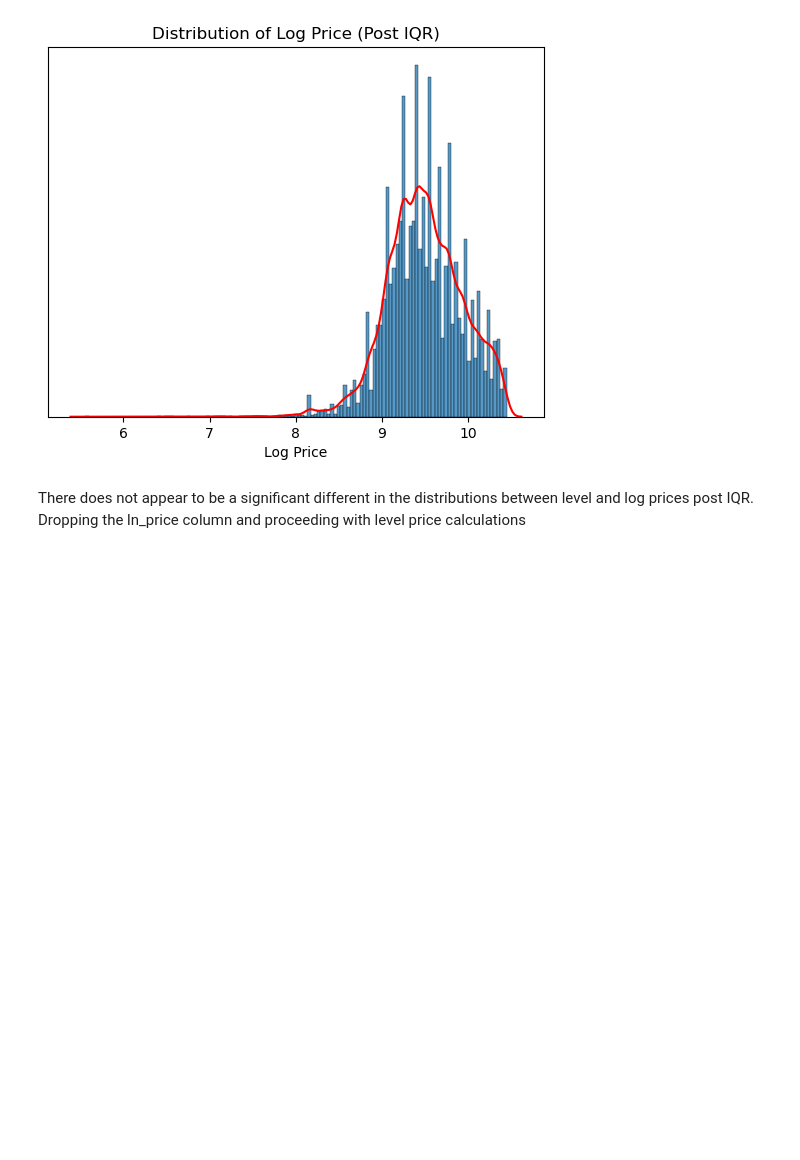
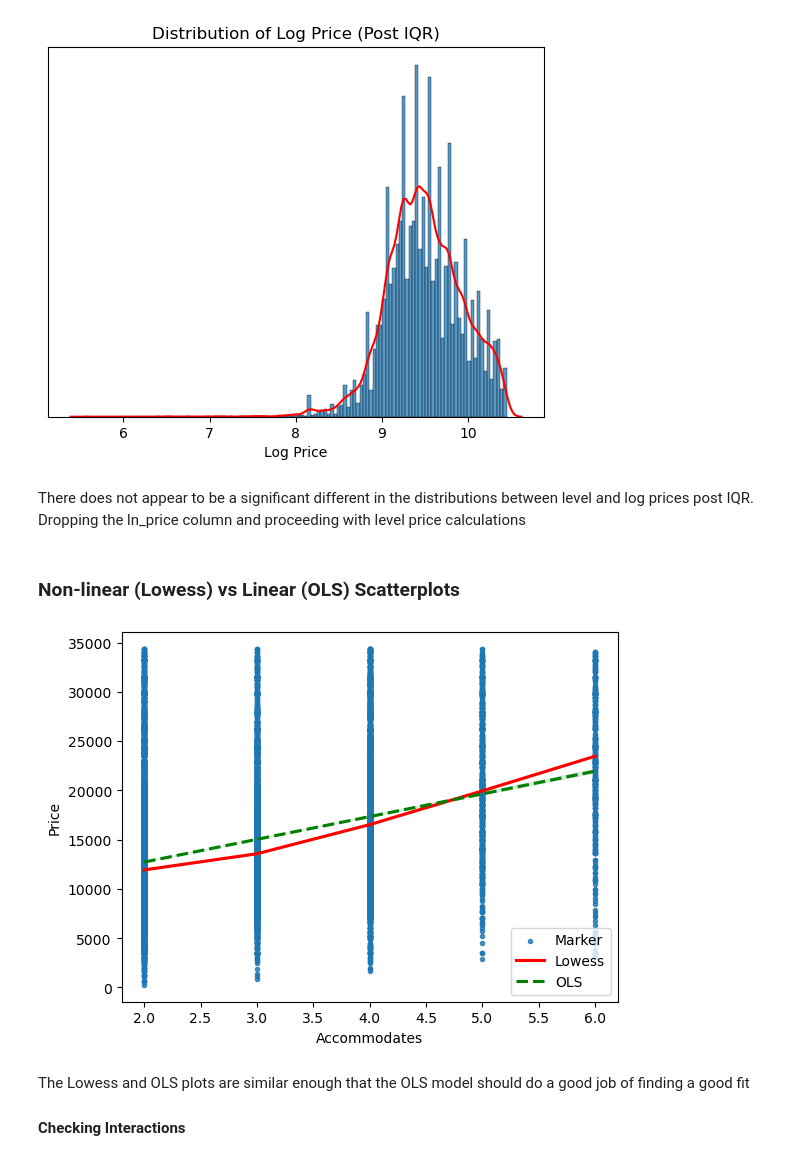
Before and after one commit to nxfern/DA3_Assignment_2, a Jupyter notebook: Assignment_2_NF.ipynb, the cells around one changed output. Drawn from its saved outputs; the diff is of its cells as text; code cells hidden in the pictures; blank space fills up the shorter version.

Commit message:
Added models, RMSE on workset

```diff
--- a/Assignment_2_NF.ipynb
+++ b/Assignment_2_NF.ipynb
@@ -772,6 +787,15 @@ df['d_host_many_listings'] = (df.host_total_listings_count >= 5).astype(int)
 
 # Dummy variable for host having multiple listings in Buenos Aires
 df['d_host_many_local_listings'] = (df.host_total_listings_count >= 5).astype(int)
+
+# Dummy variable for if the neighborhood is in Palermo
+df['d_palermo'] = (df.neighborhood_cleansed == 'Palermo').astype(int)
+
+# Dummy variable for if the neighborhood is in Recoleta
+df['d_recoleta'] = (df.neighborhood_cleansed == 'Recoleta').astype(int)
+
+# Dummy variable for if the neighborhood is in Puerto Madero, a very expensive neighborhood
+df['d_puerto_madero'] = (df.neighborhood_cleansed == 'Puerto Madero').astype(int)
 # %%
 # Checking price column values
 df.price
@@ -793,8 +817,32 @@ Name: price, Length: 26970, dtype: object
 df['price'] = df.price.replace('[\$,]', '', regex=True).astype(float)
 # %%
 # Dropping unused and unnecessary columns
-df.drop(['listing_url', 'scrape_id', 'last_scraped', 'source', 'name', 'description', 'picture_url', 'host_id',
+df.drop(['listing_url', 'scrape_id', 'last_scraped', 'source', 'name', 'description', 'picture_url', 'host_id', 'id',
          'host_url', 'host_name', 'host_since', 'host_thumbnail_url', 'host_picture_url', 'host_listings_count',
          'host_verifications', 'latitude', 'longitude', 'minimum_minimum_nights', 'minimum_maximum_nights',
          'maximum_maximum_nights', 'minimum_nights_avg_ntm', 'maximum_nights_avg_ntm', 'calendar_last_scraped'], axis=1, inplace=True)
+# %%
+# Changing all pre-existing column names besides price to fit naming conventions mentioned earlier. Creating a function to accomplish this
+def rename_columns(df):
+    new_columns = {}
+    for col in df.columns:
+        if col.startswith('d_') or col.startswith('f_') or (col == 'price'): # Leave the dummy, flag, and price variables untouched
+            new_columns[col] = col
+        elif pd.api.types.is_categorical_dtype(df[col]): # Updates categorical columns to start with c_
+            new_columns[col] = 'c_' + col
+        elif pd.api.types.is_numeric_dtype(df[col]): # Updates numeric columns to start with n_
+            new_columns[col] = 'n_' + col
+        else:
+            new_columns[col] = col
+    return df.rename(columns=new_columns)
+
+# Rename columns
+df = rename_columns(df)
+
+# Manually updating some columns that didn't get captured properly by the function
+df.rename(columns={'neighborhood_cleansed': 'c_neighborhood_cleansed',
+                   'room_type': 'c_room_type',
+                   'property_type': 'c_property_type',
+                   'host_location': 'c_host_location',
+                   'host_response_time': 'c_host_response_time'}, inplace=True)
 # %% [markdown]
@@ -877,3 +925,21 @@ There does not appear to be a significant different in the distributions between
 # %%
 # Dropping ln_price
 df_iqr.drop('ln_price', axis=1, inplace=True)
+# %% [markdown]
+### Non-linear (Lowess) vs Linear (OLS) Scatterplots
+# %%
+# Lowess
+sns.regplot(df_iqr, x = 'n_accommodates', y = 'price', marker= '.', fit_reg= True, lowess= True, line_kws = {'color':'red'})
+
+# OLS
+sns.regplot(df_iqr, x = 'n_accommodates', y = 'price', scatter=False, line_kws={'color':'green', 'linestyle': '--'})
+
+plt.xlabel('Accommodates')
+plt.ylabel('Price')
+plt.legend(['Marker', 'Lowess', 'OLS']); # Unable to figure out how to only show Lowess and OLS in legend, keeping as is
+# %% [output]
+[figure, added]
+# %% [markdown]
+The Lowess and OLS plots are similar enough that the OLS model should do a good job of finding a good fit
+
+#### Checking Interactions
```
Also changed, not shown: parts of 61 cells of this notebook.
